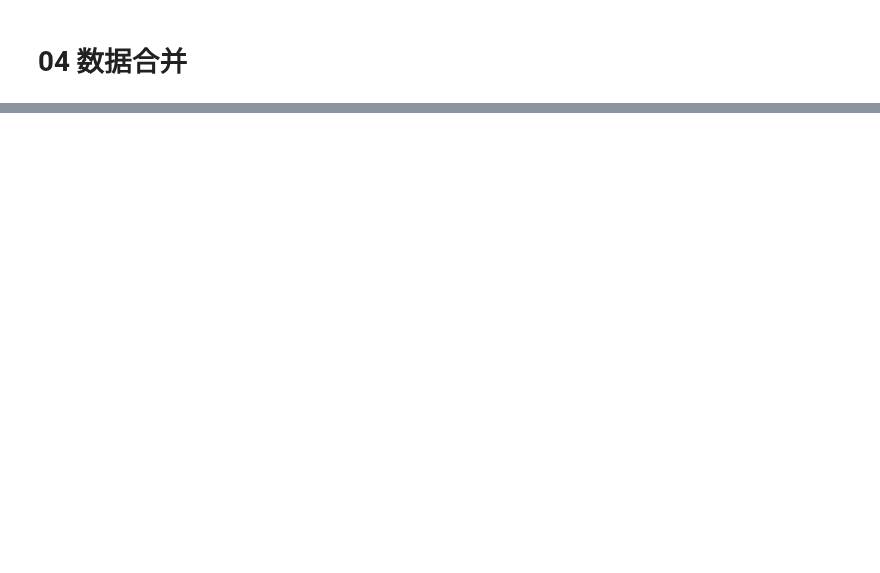
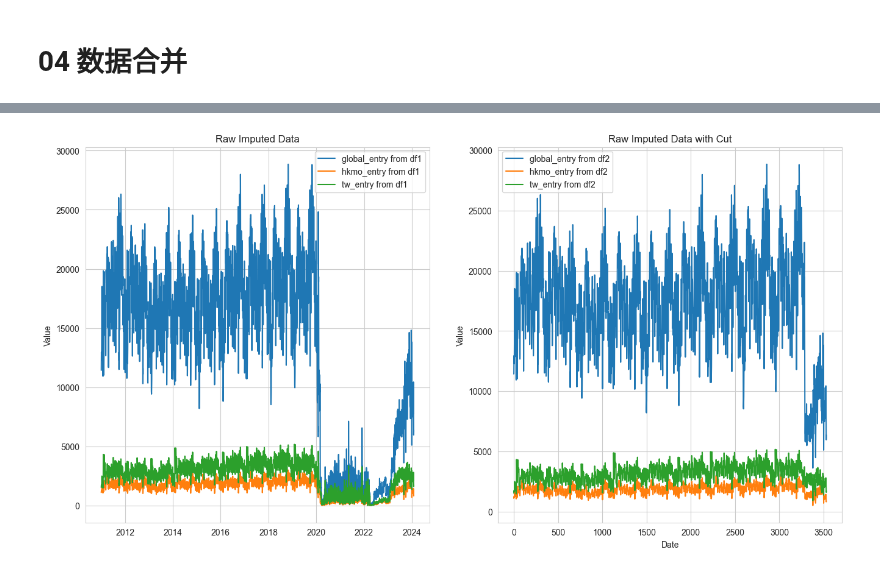
Before and after one commit to jiadol/Travel_Ml, a Jupyter notebook: notebooks/04_Interpolation.ipynb, the cells around one changed output, grey strips where cells are left out. Drawn from its saved outputs; the diff is of its cells as text; code cells hidden in the pictures; blank space fills up the shorter version.

```diff
--- a/notebooks/04_Interpolation.ipynb
+++ b/notebooks/04_Interpolation.ipynb
@@ -175,2 +175,29 @@ plot_time_series(sh_daily_imputed_cut)
+# %%
+# 一起显示
+
+# 创建图和轴
+fig, (ax1, ax2) = plt.subplots(nrows=1, ncols=2, figsize=(16, 8), sharex=False)
+
+# 从 df1 绘制所有数据列
+for column in sh_daily_imputed.columns:
+    ax1.plot(sh_daily_imputed.index, sh_daily_imputed[column], label=f'{column} from df1')
+ax1.legend()
+ax1.set_title('Raw Imputed Data')
+ax1.set_ylabel('Value')
+
+
+# 从 df2 绘制所有数据列
+for column in sh_daily_imputed_cut.columns:
+    ax2.plot(sh_daily_imputed_cut.index, sh_daily_imputed_cut[column], label=f'{column} from df2')
+
+ax2.legend()
+ax2.set_title('Raw Imputed Data with Cut')
+ax2.set_xlabel('Date')
+ax2.set_ylabel('Value')
+
+# 显示图形
+plt.show()
+# %% [output]
+[figure, added]
 # %%
 # sh_daily_imputed.to_sql('sh_customs_daily_imputed', con=engine,index=True,index_label='date', if_exists='replace')
```
Also changed, not shown: parts of 8 cells of this notebook, 2 other files.
